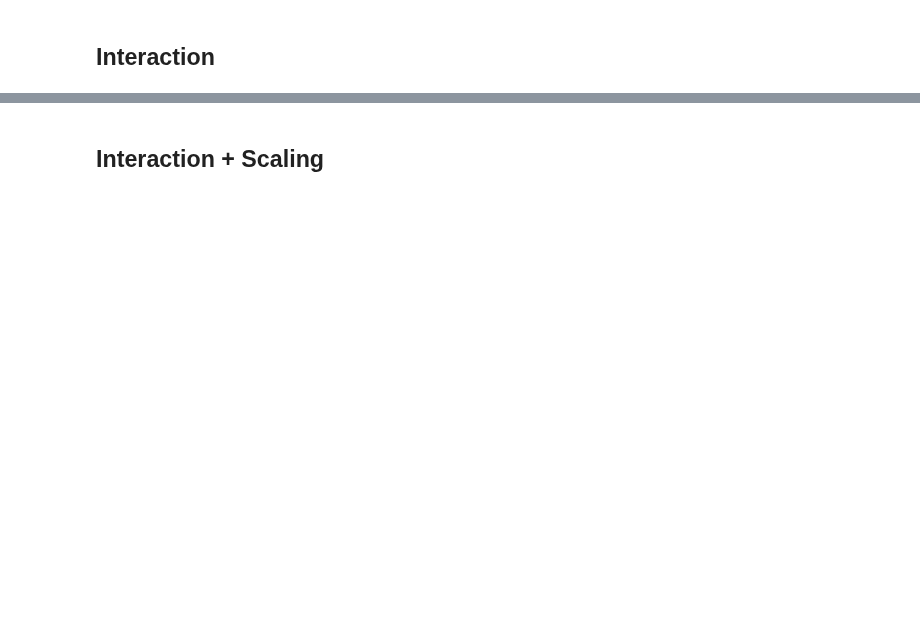
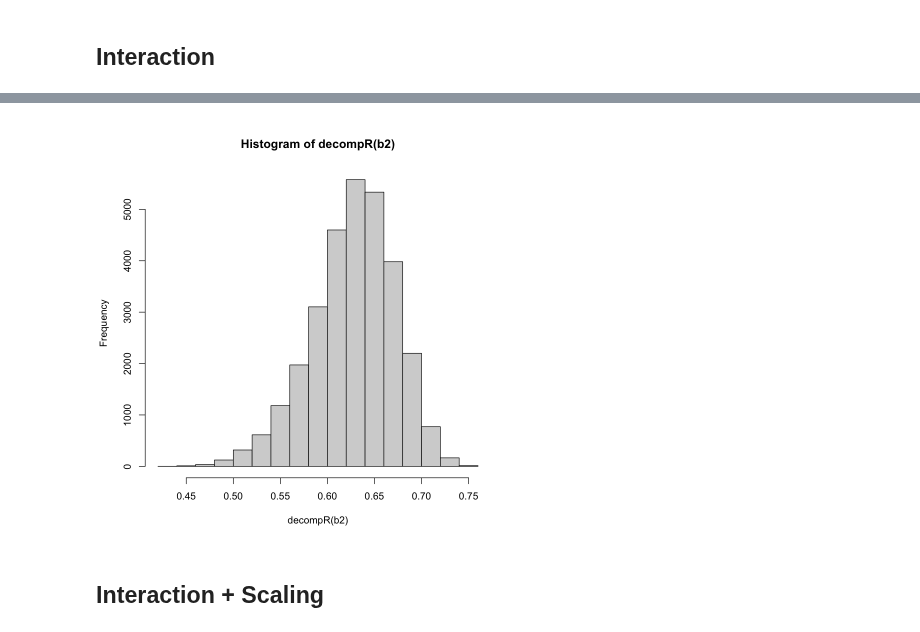
Before and after one commit to sdaza/gxe-dispersion, a Jupyter notebook: notebooks/GxE.ipynb, the cells around one changed output, grey strips where cells are left out. Saved outputs shown, nothing was run; the diff lists cells and outputs as text; code cells hidden in the pictures; blank space fills up the shorter version.

```diff
--- a/notebooks/GxE.ipynb
+++ b/notebooks/GxE.ipynb
@@ -180,3 +223,8 @@ plot(hyp)
+# %%
+# magnitude of the departure from the scaling model as a proportion of the total GxE effect
+hist(decompR(b2))
+# %% [output]
+[figure, added]
 # %% [markdown]
 ## Interaction + Scaling
 # %%
```
Also changed, not shown: parts of 23 cells of this notebook, 1 other file.
